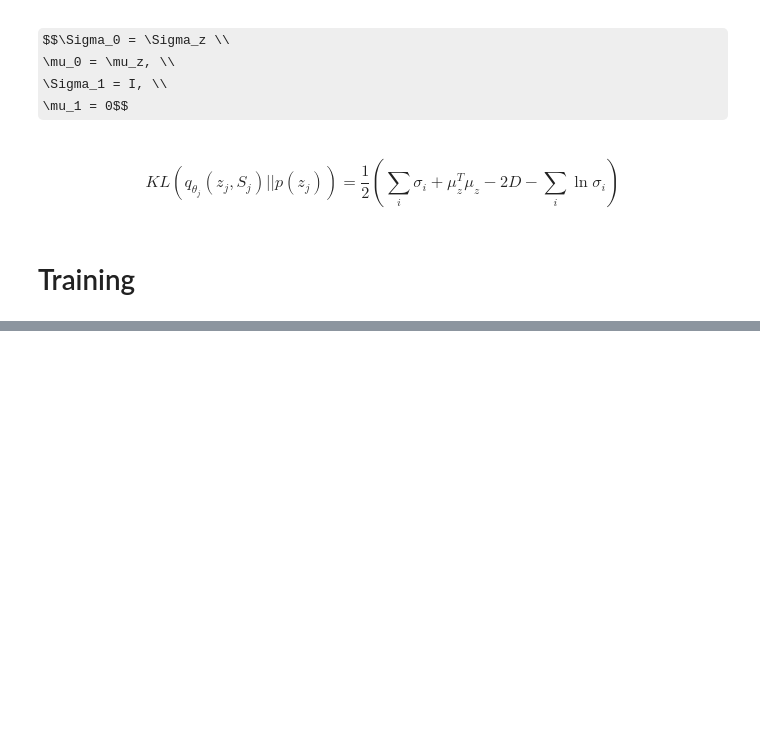
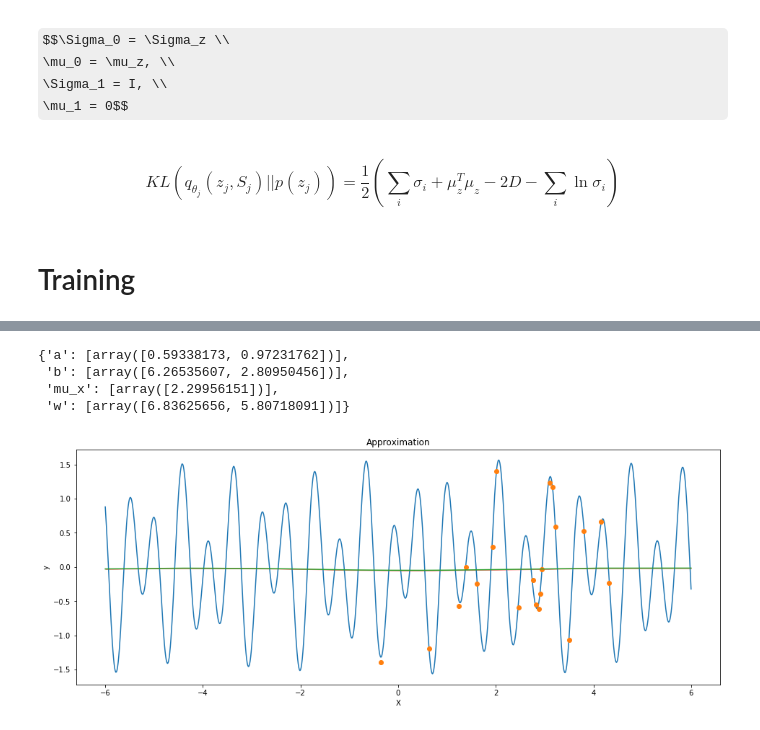
Before and after one commit to egornuzhin/bml_deep_prior, a Jupyter notebook: deep_prior.ipynb, the cells around one changed output, grey strips where cells are left out. Saved outputs shown, nothing was run; the diff lists cells and outputs as text; code cells hidden in the pictures; some formulas as TeX source; blank space fills up the shorter version.

```diff
--- a/deep_prior.ipynb
+++ b/deep_prior.ipynb
@@ -236,0 +284,34 @@ RuntimeError: size mismatch, m1: [1 x 10], m2: [1 x 128] at /Users/soumith/minic
+# %%
+# оптимайзер
+from torch import optim
+from itertools import chain
+model = DeepPrior(in_x=1, in_z=128, dim_middle=128, dim_out=1, n_layers=0)
+optimizer = optim.Adam(model.parameters(), lr=0.01)
+# %%
+def plot_f(params, dataset, num_points=1000):
+    """
+    params - true function that we approximate
+    dataset - points that we observe to utilize for prediction
+    """
+
+    X = np.linspace(start=-6, stop=6, num=num_points)
+    y = f(X, params['a'][0], params['w'][0], params['b'][0])
+
+    plt.figure(figsize=(16, 6))
+    plt.title("Approximation")
+    plt.xlabel("X")
+    plt.ylabel("y")
+    plt.plot(X, y)
+
+    plt.plot(dataset[0], dataset[1], 'o')
+
+    y_pred, sigma_pred = model.predict(torch.FloatTensor(dataset[0]).unsqueeze(1),
+                                       torch.FloatTensor(dataset[1]).unsqueeze(1),
+                                       torch.FloatTensor(X).unsqueeze(1))
+    y_pred = y_pred.data.numpy().flatten()
+    sigma_pred = sigma_pred.data.numpy().flatten()
+
+    plt.fill_between(X, y_pred-2*sigma_pred, y_pred+2*sigma_pred, alpha = 0.4, label = '2 sigma', color='red')
+
+    plt.plot(X, y_pred)
+    plt.show()
@@ -236,0 +358,2 @@ RuntimeError: size mismatch, m1: [1 x 10], m2: [1 x 128] at /Users/soumith/minic
+# %%
+test_set, test_param = generate_dataset(1, Size=20)
@@ -236,0 +371,12 @@ RuntimeError: size mismatch, m1: [1 x 10], m2: [1 x 128] at /Users/soumith/minic
+# %%
+test_param
+# %% [output]
+{'a': [array([0.59338173, 0.97231762])],
+ 'b': [array([6.26535607, 2.80950456])],
+ 'mu_x': [array([2.29956151])],
+ 'w': [array([6.83625656, 5.80718091])]}
+# %%
+verbose = False
+plot_f(test_param, test_set[0])
+# %% [output]
+[figure, added]
```
Also changed, not shown: parts of 18 cells of this notebook, 2 other files.
